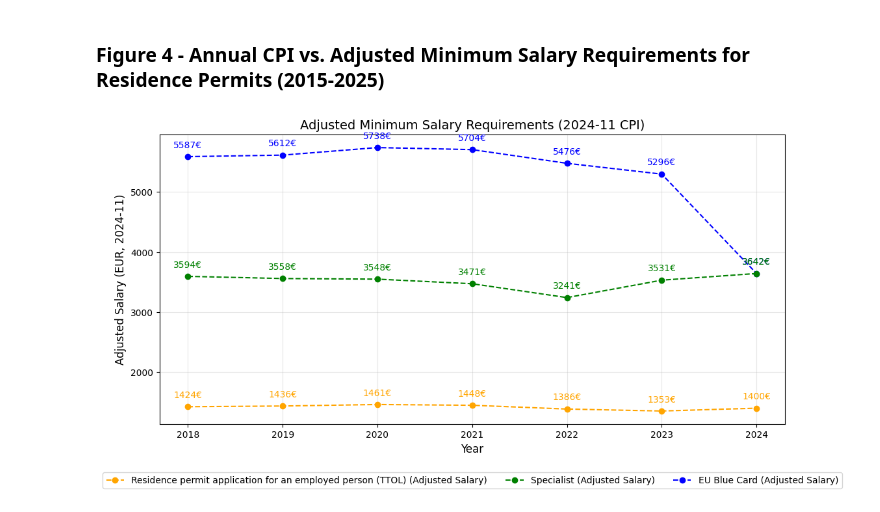
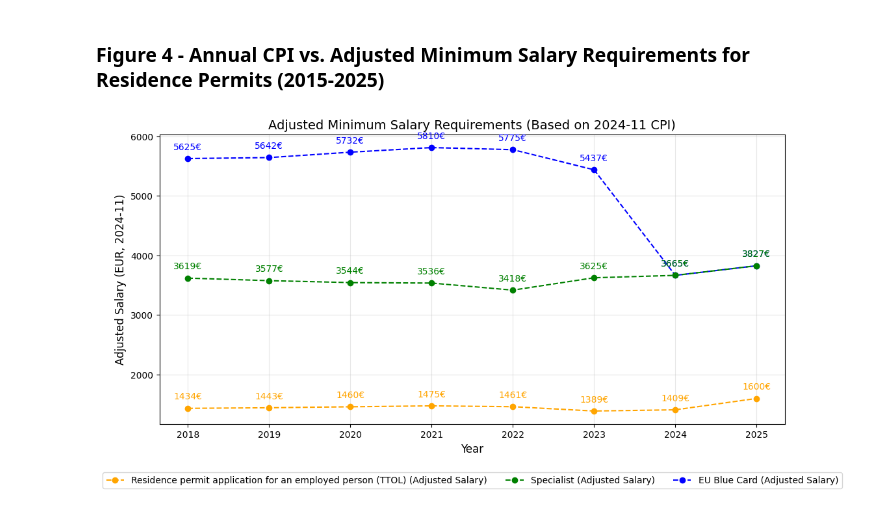
Before and after one commit to armanatory/DATA-MigriAnalysis, a Jupyter notebook: notebooks/Migri_Salary_Comparison_2018_2025.ipynb, the cells around one changed output. Drawn from its saved outputs; the diff is of its cells as text; code cells hidden in the pictures.

```diff
--- a/notebooks/Migri_Salary_Comparison_2018_2025.ipynb
+++ b/notebooks/Migri_Salary_Comparison_2018_2025.ipynb
@@ -121,8 +121,10 @@ cpi_file_path = '../data/consumer_price_index.csv'
 cpi_df = pd.read_csv(cpi_file_path)
 cpi_df['Date'] = pd.to_datetime(cpi_df['Date'])
 cpi_df['Year'] = cpi_df['Date'].dt.year
-cpi_df = cpi_df[cpi_df['Year'] >= 2018]
+cpi_df = cpi_df[cpi_df['Year'] >= 2017]
 cpi_df.info()
+
+print("\nData Preview:")
 cpi_df.sample(5)
 # %% [output]
 <class 'pandas.core.frame.DataFrame'>
@@ -278,0 +340,25 @@ Latest CPI (2024-11): 122.47
+# %%
+# Define the latest CPI (e.g., CPI of 2024-11 or the most recent data)
+latest_cpi = cpi_beginning_of_year_df.iloc[-1]['CPI of Last Month of Previous Year']  # Adjust as necessary
+print(f"Latest CPI (Last Month of Previous Year): {latest_cpi:.2f}")
+
+# Create a DataFrame for adjusted salaries in today's money
+adjusted_salaries_df = salaries_with_cpi_df.copy()
+
+# Adjust salaries using CPI of the Last Month of Previous Year
+adjusted_salaries_df['Adjusted Salary (Last Month CPI)'] = adjusted_salaries_df['amount'] * (
+    latest_cpi / adjusted_salaries_df['CPI of Last Month of Previous Year']
+)
+
+# Adjust salaries using Average CPI of Previous Year
+adjusted_salaries_df['Adjusted Salary (Average CPI)'] = adjusted_salaries_df['amount'] * (
+    latest_cpi / adjusted_salaries_df['Average CPI of Previous Year']
+)
+
+# Select relevant columns for the final DataFrame
+adjusted_salaries_df = adjusted_salaries_df[
+    ['year', 'type_en', 'amount', 'Adjusted Salary (Last Month CPI)', 'Adjusted Salary (Average CPI)']
+]
+
+# Display the resulting DataFrame
+display(adjusted_salaries_df.sort_values(by=['type_en', 'year']))
@@ -279,42 +384,40 @@ Latest CPI (2024-11): 122.47
 # %% [markdown]
 ### Figure 4 - Annual CPI vs. Adjusted Minimum Salary Requirements for Residence Permits (2015-2025)
 # %%
-import matplotlib.pyplot as plt
-
 # Create the figure
 plt.figure(figsize=(12, 6))
 
 # Plot adjusted salary lines for each permit type
-for permit_type in merged_df['type_en'].unique():
-    permit_data = merged_df[merged_df['type_en'] == permit_type]
+for permit_type in adjusted_salaries_df['type_en'].unique():
+    permit_data = adjusted_salaries_df[salaries_with_cpi_df['type_en'] == permit_type]
     if not permit_data.empty:  # Ensure there is data to plot
         plt.plot(
-            permit_data['year'], permit_data['adjusted_amount'],
+            permit_data['year'], permit_data['Adjusted Salary (Last Month CPI)'],
             label=f'{permit_type} (Adjusted Salary)', marker='o', linestyle='--', color=colors.get(permit_type, 'gray')
         )
         # Annotate each point
         for _, row in permit_data.iterrows():
             plt.annotate(
-                f"{int(row['adjusted_amount'])}€",  # Format as integer with €
-                (row['year'], row['adjusted_amount']),
+                f"{int(row['Adjusted Salary (Last Month CPI)'])}€",  # Format as integer with €
+                (row['year'], row['Adjusted Salary (Last Month CPI)']),
                 textcoords="offset points", xytext=(0, 10), ha='center', fontsize=10, color=colors.get(permit_type, 'gray')
             )
 
 # Add labels and legend
 plt.title('Adjusted Minimum Salary Requirements (Based on 2024-11 CPI)', fontsize=14)
 plt.xlabel('Year', fontsize=12)
 plt.ylabel('Adjusted Salary (EUR, 2024-11)', fontsize=12)
 
 handles, labels = plt.gca().get_legend_handles_labels()
 plt.legend([handles[idx] for idx in order], [labels[idx] for idx in order], bbox_to_anchor=(0.5, -0.15), loc='upper center', ncol=3)
 
 plt.grid(alpha=0.3)
 
 # Adjust x and y limits if needed
-plt.xticks(merged_df['year'].unique())
+plt.xticks(salaries_with_cpi_df['year'].unique())
 plt.tight_layout()
 
 # Show the plot
 plt.show()
 # %% [output]
-[figure, old version]
+[figure, new version]
```
Also changed, not shown: parts of 13 cells of this notebook.
